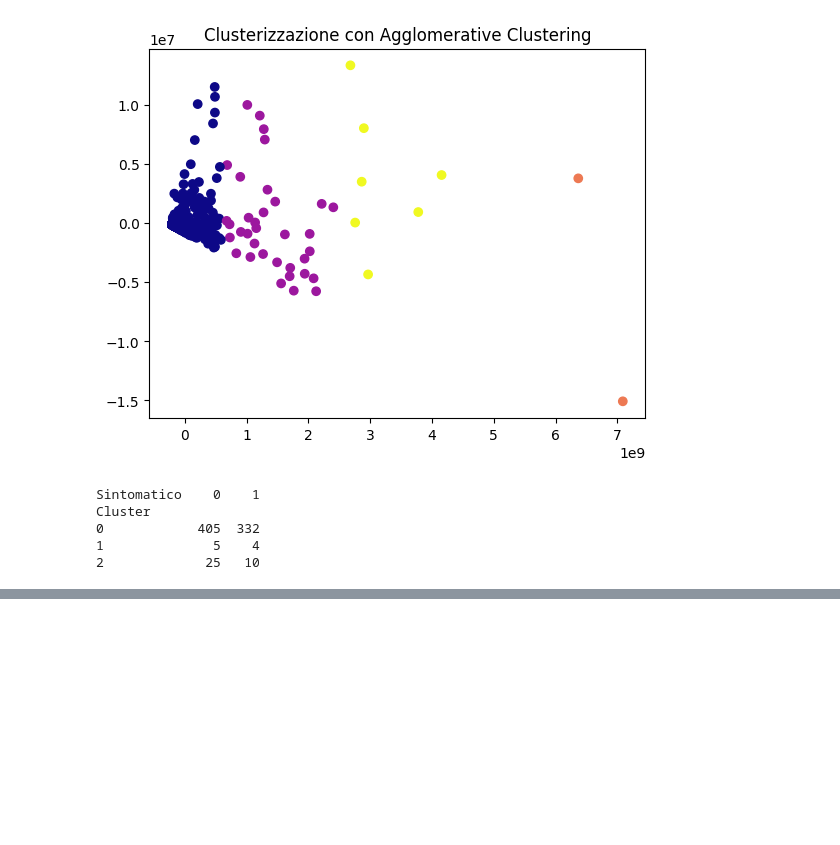
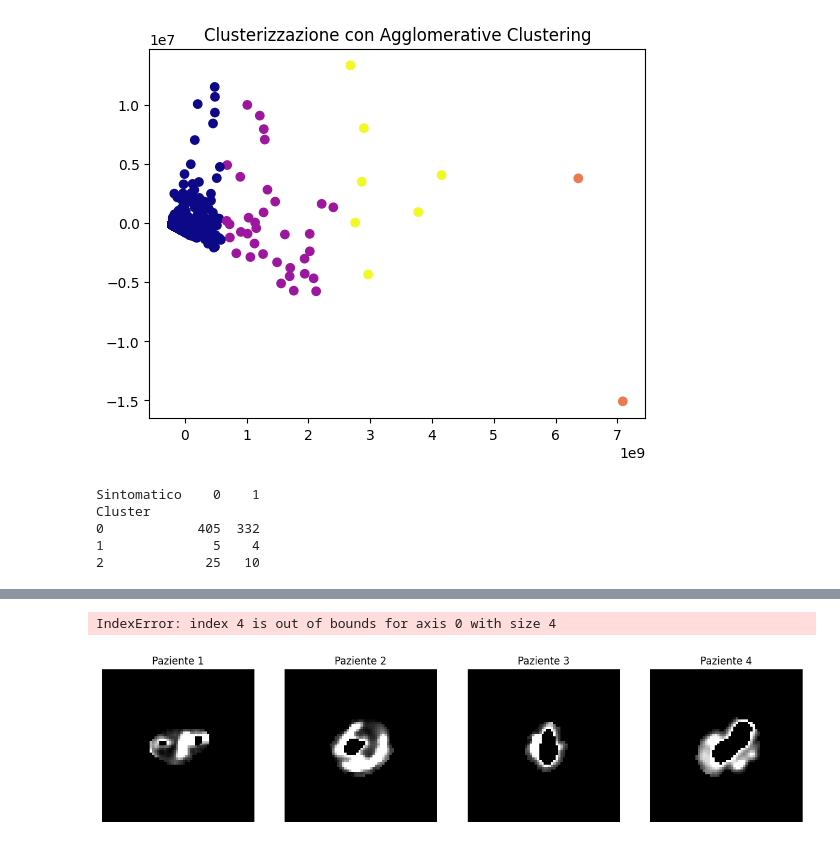
Before and after one commit to alessiamenozzi/ThesisPlaques, a Jupyter notebook: ClusterBlocchi.ipynb, the cells around one changed output, grey strips where cells are left out. Drawn from its saved outputs; the diff is of its cells as text; code cells hidden in the pictures; blank space fills up the shorter version.

```diff
--- a/ClusterBlocchi.ipynb
+++ b/ClusterBlocchi.ipynb
@@ -301,0 +304,31 @@ Cluster
+# %%
+
+file_path = "./CSV/data_rad_clin_DEF.csv"
+
+data = pd.read_csv(file_path)
+labels_column = data['label']
+labels = labels_column.astype(int).tolist()
+
+labels=np.array(labels)
+
+# Estrazione dei numeri dai nomi dei pazienti
+loaded_patients = data['IDs_new'].str.extract(r'(\d+)').astype(int).squeeze().tolist()
+
+print("Labels:", labels)
+print("Number of labels:", len(labels))
+print("Patient Names: ", loaded_patients )
+
+# Estrazione immagini
+h5_file_path = 'images_by_patient_final.h5'
+
+loaded_class_images = []
+
+with h5py.File(h5_file_path, 'r') as h5_file:
+    for key in h5_file.keys():
+        images = np.array(h5_file[key])
+        loaded_class_images.append(images)
+
+
+print("Lunghezza della lista dei batch di immagini:", len(loaded_class_images))
+print("Shape del batch di immagini del primo paziente:", loaded_class_images[0].shape)
+print("Shape del batch di immagini del secondo paziente:", loaded_class_images[1].shape)
@@ -301,0 +476,13 @@ Cluster
+# %%
+# Stampa delle immagini selezionate
+fig, axes = plt.subplots(1, 4, figsize=(15, 5))
+
+for i, img in enumerate(immagini_massime_per_paziente_contorno):
+    axes[i].imshow(img, cmap='gray')
+    axes[i].axis('off')
+    axes[i].set_title(f"Paziente {i+1}")
+
+plt.show()
+# %% [output]
+IndexError: index 4 is out of bounds for axis 0 with size 4
+[figure, added]
```
Also changed, not shown: parts of 17 cells of this notebook.
